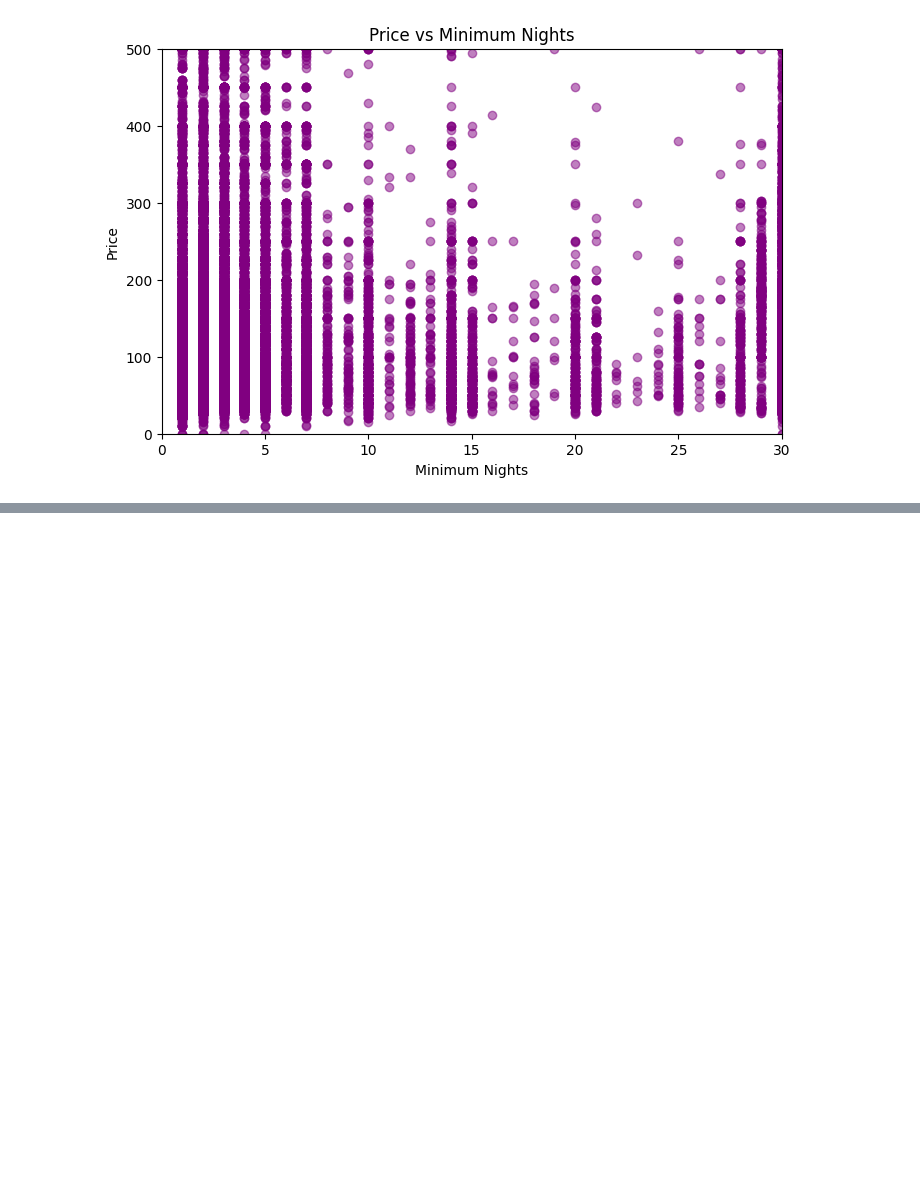
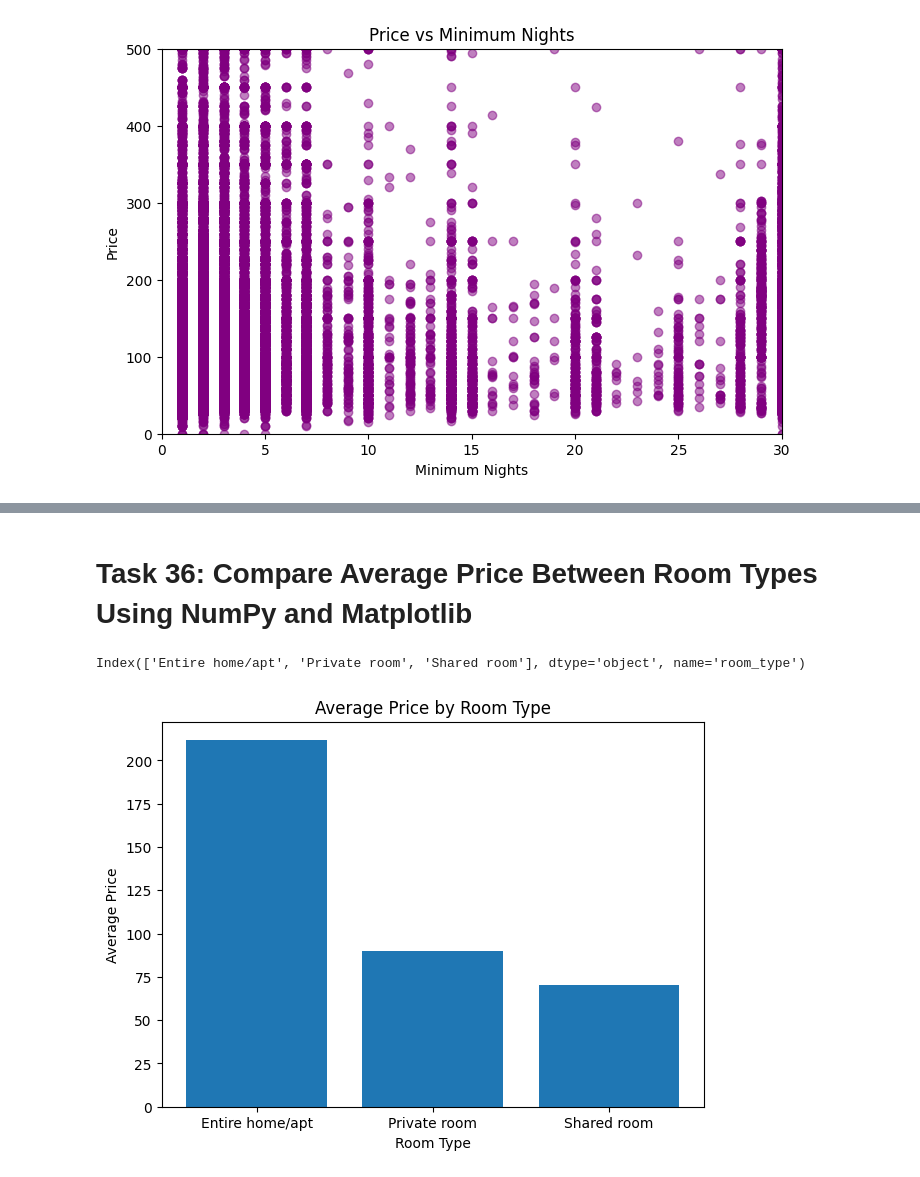
Before and after one commit to ItsMohamedAyman/Projects, a Jupyter notebook: Project_with_NumPy,_Pandas.ipynb, the cells around one changed output, grey strips where cells are left out. Cells and saved outputs as stored; diff of their text form; code cells hidden in the pictures; blank space fills up the shorter version.

```diff
--- a/Project_with_NumPy,_Pandas.ipynb
+++ b/Project_with_NumPy,_Pandas.ipynb
@@ -613,0 +642,22 @@ plt.show()
+# %% [markdown]
+# Task 36: Compare Average Price Between Room Types Using NumPy and Matplotlib
+# %%
+import pandas as pd
+import numpy as np
+import matplotlib.pyplot as plt
+
+avg_price = df.groupby("room_type")["price"].mean()
+
+print(avg_price.index)
+
+plt.figure(figsize=(7, 5))
+plt.bar(avg_price.index, avg_price.values)
+
+plt.title('Average Price by Room Type')
+plt.xlabel('Room Type')
+plt.ylabel('Average Price')
+
+plt.show()
+# %% [output]
+Index(['Entire home/apt', 'Private room', 'Shared room'], dtype='object', name='room_type')
+[figure, added]
```
Also changed, not shown: parts of 10 cells of this notebook.
